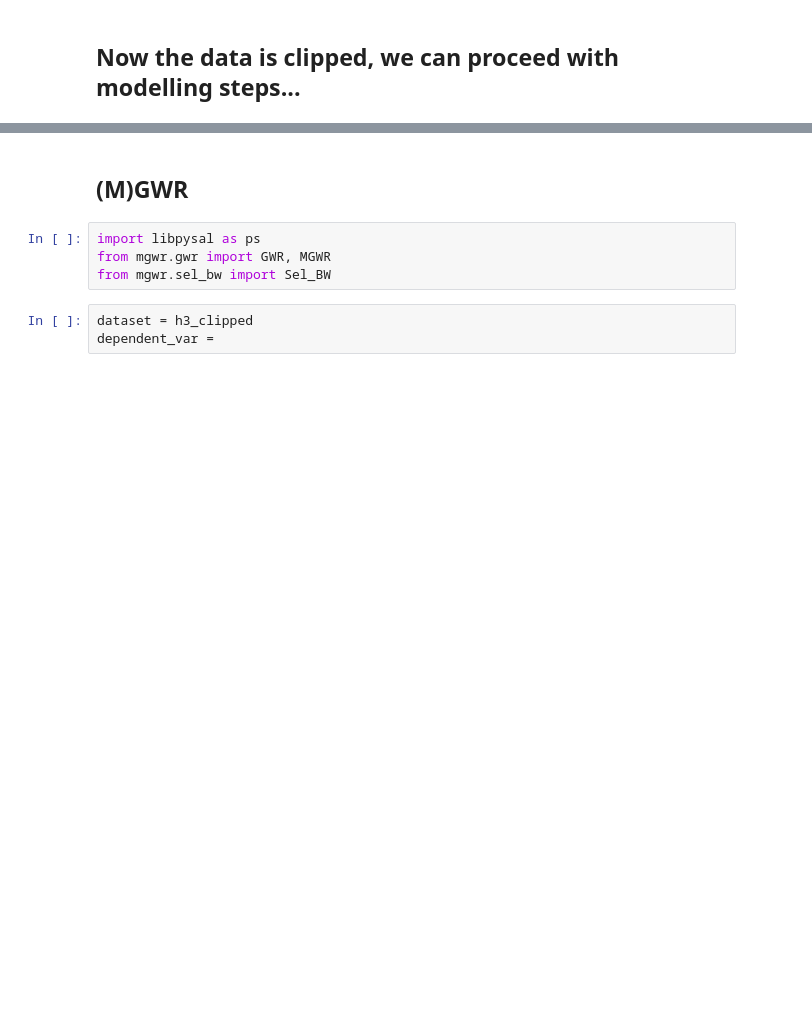
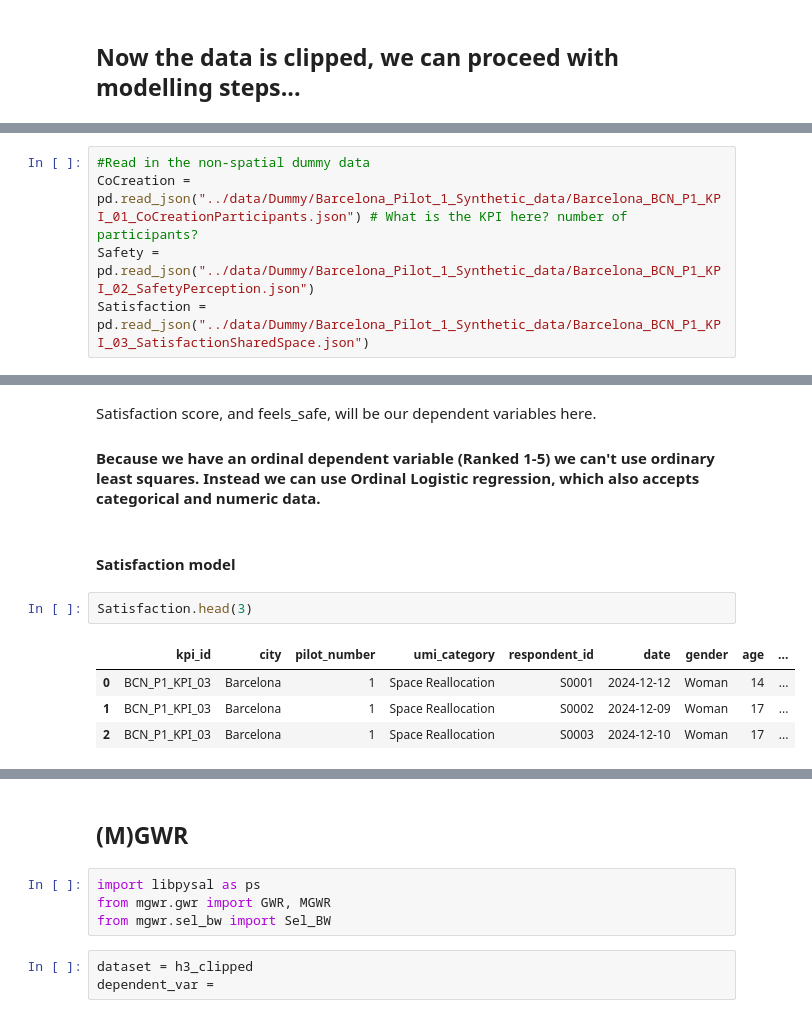
Before and after one commit to jammy-data/REALLOCATE_AI, a Jupyter notebook: notebooks/04_modelling.ipynb, the cells around one changed output, grey strips where cells are left out. Cells and saved outputs as stored; diff of their text form; blank space fills up the shorter version.

```diff
--- a/notebooks/04_modelling.ipynb
+++ b/notebooks/04_modelling.ipynb
@@ -99,0 +207,5 @@ See the caveats in the documentation: https://pandas.pydata.org/pandas-docs/stab
+# %%
+#Read in the non-spatial dummy data
+CoCreation = pd.read_json("../data/Dummy/Barcelona_Pilot_1_Synthetic_data/Barcelona_BCN_P1_KPI_01_CoCreationParticipants.json") # What is the KPI here? number of participants?
+Safety = pd.read_json("../data/Dummy/Barcelona_Pilot_1_Synthetic_data/Barcelona_BCN_P1_KPI_02_SafetyPerception.json")
+Satisfaction = pd.read_json("../data/Dummy/Barcelona_Pilot_1_Synthetic_data/Barcelona_BCN_P1_KPI_03_SatisfactionSharedSpace.json")
@@ -99,0 +226,13 @@ See the caveats in the documentation: https://pandas.pydata.org/pandas-docs/stab
+# %% [markdown]
+Satisfaction score, and feels_safe, will be our dependent variables here.
+
+#### Because we have an ordinal dependent variable (Ranked 1-5) we can't use ordinary least squares. Instead we can use Ordinal Logistic regression, which also accepts categorical and numeric data.
+# %% [markdown]
+#### Satisfaction model
+# %%
+Satisfaction.head(3)
+# %% [output]
+|  | kpi_id | city | pilot_number | umi_category | respondent_id | date | gender | age | ... |
+| 0 | BCN_P1_KPI_03 | Barcelona | 1 | Space Reallocation | S0001 | 2024-12-12 | Woman | 14 | ... |
+| 1 | BCN_P1_KPI_03 | Barcelona | 1 | Space Reallocation | S0002 | 2024-12-09 | Woman | 17 | ... |
+| 2 | BCN_P1_KPI_03 | Barcelona | 1 | Space Reallocation | S0003 | 2024-12-10 | Woman | 17 | ... |
```
Also changed, not shown: parts of 18 cells of this notebook, 6 other files.
